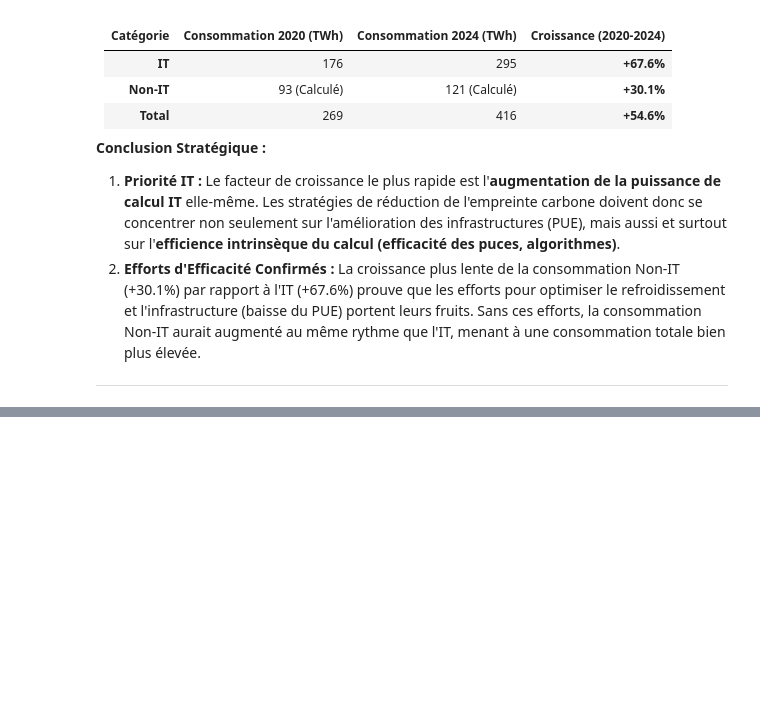
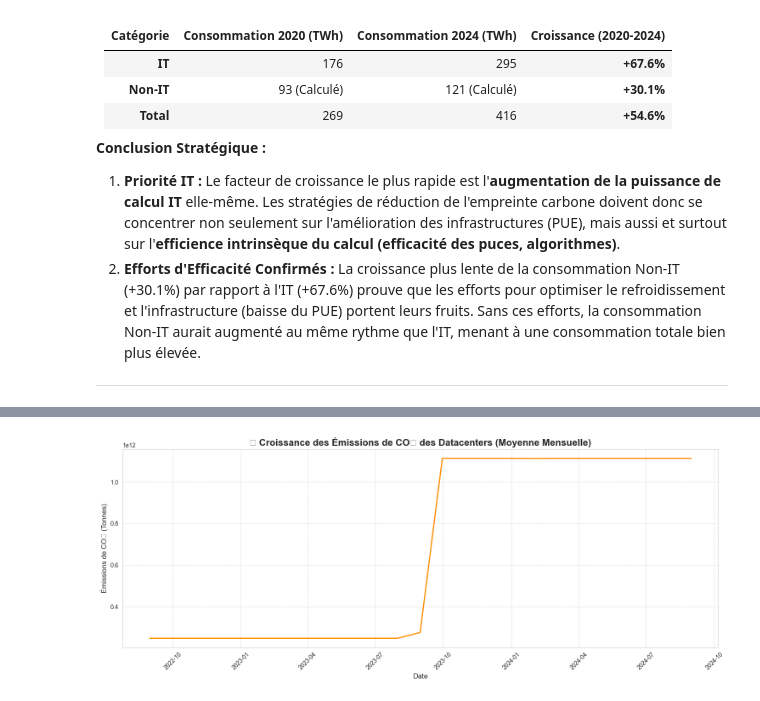
Before and after one commit to mohamedAhmedvall/EnergyWall, a Jupyter notebook: notebooks/exploration_data_daeaAI.ipynb, the cells around one changed output, grey strips where cells are left out. Cells and saved outputs as stored; diff of their text form; code cells hidden in the pictures; blank space fills up the shorter version.

```diff
--- a/notebooks/exploration_data_daeaAI.ipynb
+++ b/notebooks/exploration_data_daeaAI.ipynb
@@ -818,0 +845,3 @@ Ce graphique en barres illustre la répartition de la consommation électrique t
+# %%
+df_water = ds['train'].to_pandas()
+df_water.head()
@@ -818,0 +909,13 @@ Ce graphique en barres illustre la répartition de la consommation électrique t
+# %%
+# 1. Calculer le Facteur d'Émission du Réseau (en tCO2/MWh)
+df_water['Total_Fossil_TWh'] = df_water['Coal consumption - TWh'] + df_water['Gas consumption - TWh'] + df_water['Oil consumption - TWh']
+
+df_water['Emissions_Factor_tCO2_MWh'] = (
+    (df_water['Coal consumption - TWh'] * COAL_EMISSION_FACTOR) +
+    (df_water['Gas consumption - TWh'] * GAS_EMISSION_FACTOR) +
+    (df_water['Oil consumption - TWh'] * OIL_EMISSION_FACTOR)
+) / df_water['Total_Energy_DC_TWh'] # On utilise Total_Energy_DC_TWh comme proxy pour l'énergie totale consommée par les DC (plus précis)
+
+# 2. Calculer les émissions de CO2 des Datacenters
+# Émissions (tonnes de CO2) = Énergie totale du DC (MWh) * Facteur d'Émission (tCO2/MWh)
+df_water['Emissions_CO2_tonnes'] = (df_water['Total_Energy_DC_TWh'] * TWH_TO_MWH) * df_water['Emissions_Factor_tCO2_MWh']
@@ -818,0 +1007,13 @@ Ce graphique en barres illustre la répartition de la consommation électrique t
+# %%
+plt.figure(figsize=(15, 6))
+sns.lineplot(x='timestamp', y='Emissions_CO2_tonnes', data=df_mensuel, color='darkorange', linewidth=2)
+plt.title("💨 Croissance des Émissions de CO₂ des Datacenters (Moyenne Mensuelle)",
+          fontsize=16, fontweight='bold')
+plt.xlabel("Date", fontsize=12)
+plt.ylabel("Émissions de CO₂ (Tonnes)", fontsize=12)
+plt.grid(True, linestyle='--', alpha=0.7)
+plt.xticks(rotation=45)
+plt.tight_layout()
+plt.show()
+# %% [output]
+[figure, added]
```
Also changed, not shown: parts of 21 cells of this notebook, 2 other files.
